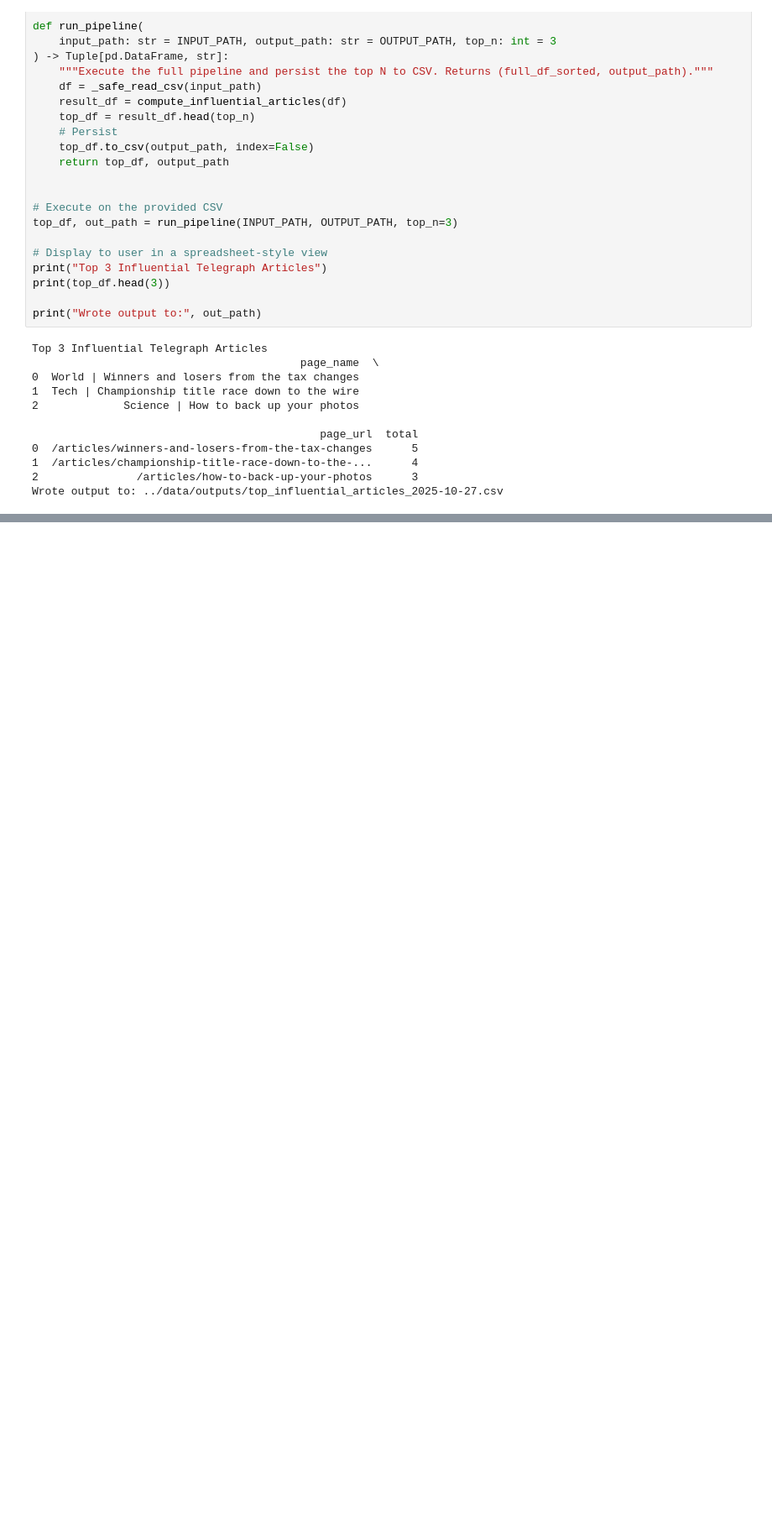
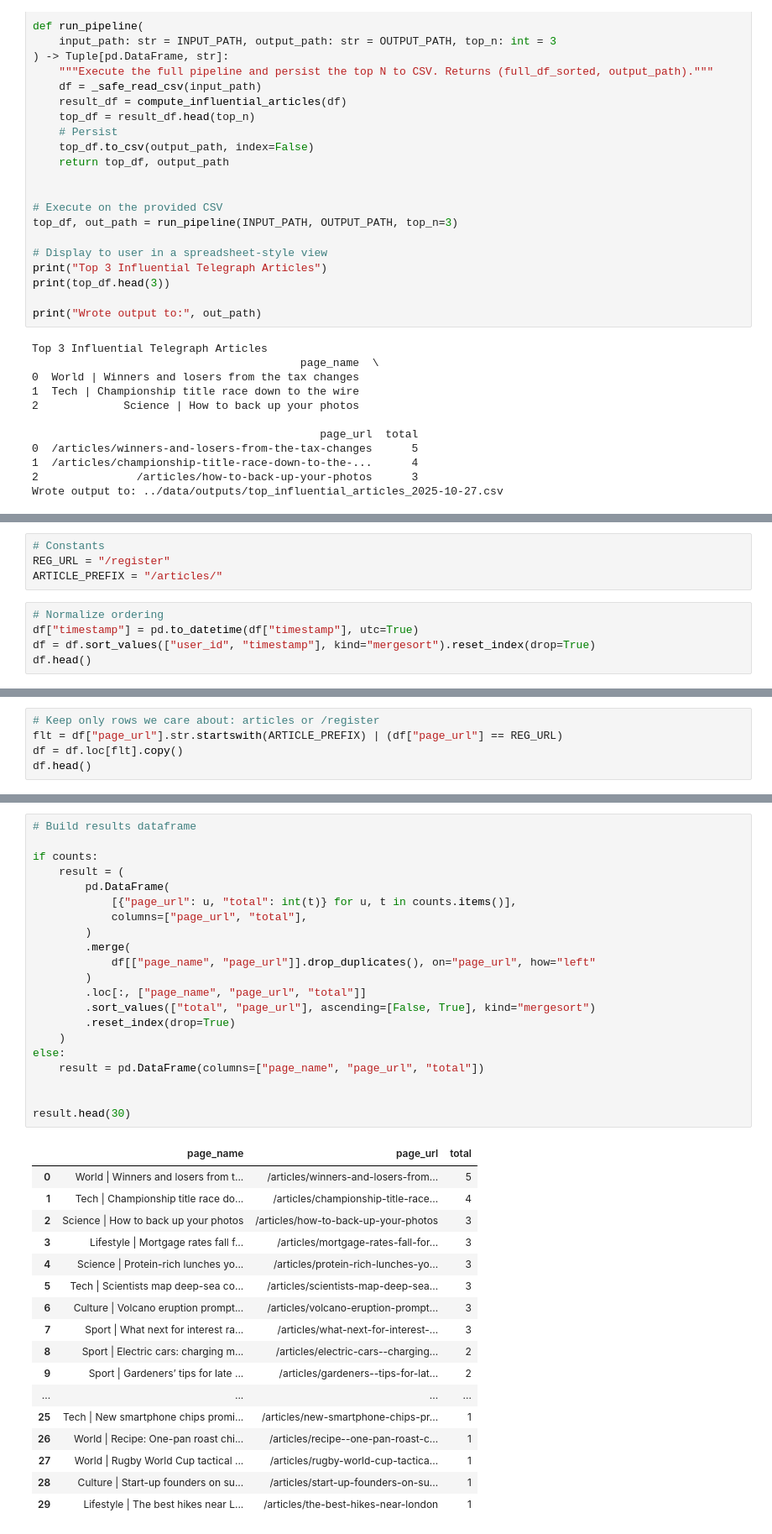
Before and after one commit to Pulkit12dhingra/Hitlog_Processing, a Jupyter notebook: notebooks/data_exploration.ipynb, the cells around one changed output, grey strips where cells are left out. Shown: that part at 84% size. Drawn from its saved outputs; the diff is of its cells as text; blank space fills up the shorter version.

Commit message:
Adding multiple approaches in the notebook to test various results

```diff
--- a/notebooks/data_exploration.ipynb
+++ b/notebooks/data_exploration.ipynb
@@ -459,0 +485,9 @@ Wrote output to: ../data/outputs/top_influential_articles_2025-10-27.csv
+# %%
+# Constants
+REG_URL = "/register"
+ARTICLE_PREFIX = "/articles/"
+# %%
+# Normalize ordering
+df["timestamp"] = pd.to_datetime(df["timestamp"], utc=True)
+df = df.sort_values(["user_id", "timestamp"], kind="mergesort").reset_index(drop=True)
+df.head()
@@ -459,0 +501,5 @@ Wrote output to: ../data/outputs/top_influential_articles_2025-10-27.csv
+# %%
+# Keep only rows we care about: articles or /register
+flt = df["page_url"].str.startswith(ARTICLE_PREFIX) | (df["page_url"] == REG_URL)
+df = df.loc[flt].copy()
+df.head()
@@ -459,0 +542,39 @@ Wrote output to: ../data/outputs/top_influential_articles_2025-10-27.csv
+# %%
+# Build results dataframe
+
+if counts:
+    result = (
+        pd.DataFrame(
+            [{"page_url": u, "total": int(t)} for u, t in counts.items()],
+            columns=["page_url", "total"],
+        )
+        .merge(
+            df[["page_name", "page_url"]].drop_duplicates(), on="page_url", how="left"
+        )
+        .loc[:, ["page_name", "page_url", "total"]]
+        .sort_values(["total", "page_url"], ascending=[False, True], kind="mergesort")
+        .reset_index(drop=True)
+    )
+else:
+    result = pd.DataFrame(columns=["page_name", "page_url", "total"])
+
+
+result.head(30)
+# %% [output]
+|  | page_name | page_url | total |
+| 0 | World | Winners and losers from t... | /articles/winners-and-losers-from... | 5 |
+| 1 | Tech | Championship title race do... | /articles/championship-title-race... | 4 |
+| 2 | Science | How to back up your photos | /articles/how-to-back-up-your-photos | 3 |
+| 3 | Lifestyle | Mortgage rates fall f... | /articles/mortgage-rates-fall-for... | 3 |
+| 4 | Science | Protein-rich lunches yo... | /articles/protein-rich-lunches-yo... | 3 |
+| 5 | Tech | Scientists map deep-sea co... | /articles/scientists-map-deep-sea... | 3 |
+| 6 | Culture | Volcano eruption prompt... | /articles/volcano-eruption-prompt... | 3 |
+| 7 | Sport | What next for interest ra... | /articles/what-next-for-interest-... | 3 |
+| 8 | Sport | Electric cars: charging m... | /articles/electric-cars--charging... | 2 |
+| 9 | Sport | Gardeners’ tips for late ... | /articles/gardeners--tips-for-lat... | 2 |
+| ... | ... | ... | ... |
+| 25 | Tech | New smartphone chips promi... | /articles/new-smartphone-chips-pr... | 1 |
+| 26 | World | Recipe: One-pan roast chi... | /articles/recipe--one-pan-roast-c... | 1 |
+| 27 | World | Rugby World Cup tactical ... | /articles/rugby-world-cup-tactica... | 1 |
+| 28 | Culture | Start-up founders on su... | /articles/start-up-founders-on-su... | 1 |
+| 29 | Lifestyle | The best hikes near L... | /articles/the-best-hikes-near-london | 1 |
```
Also changed, not shown: parts of 23 cells of this notebook, 1 other file.
